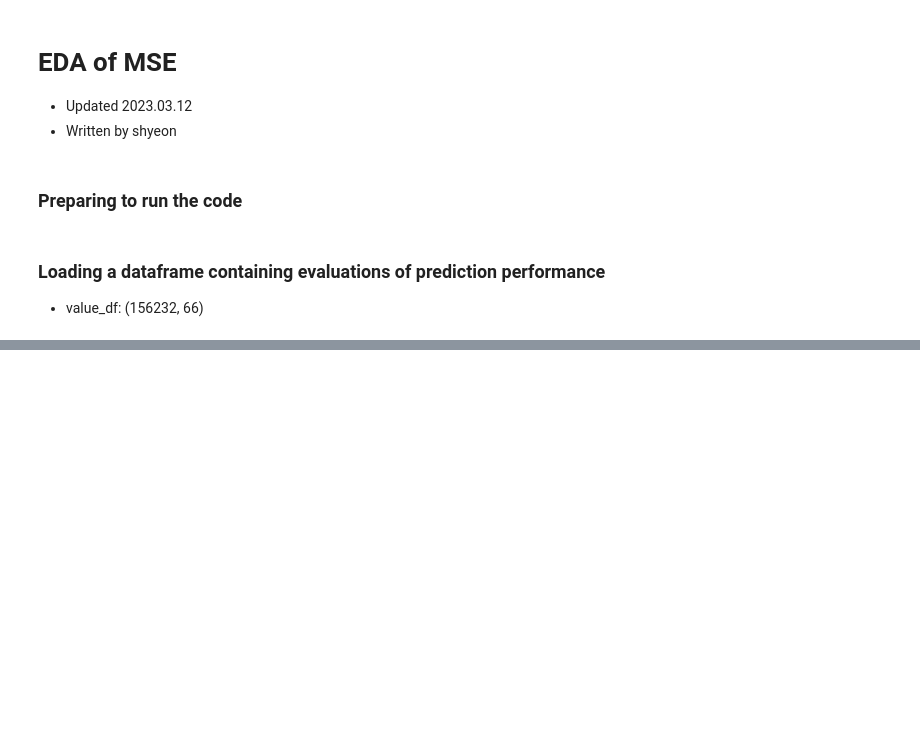
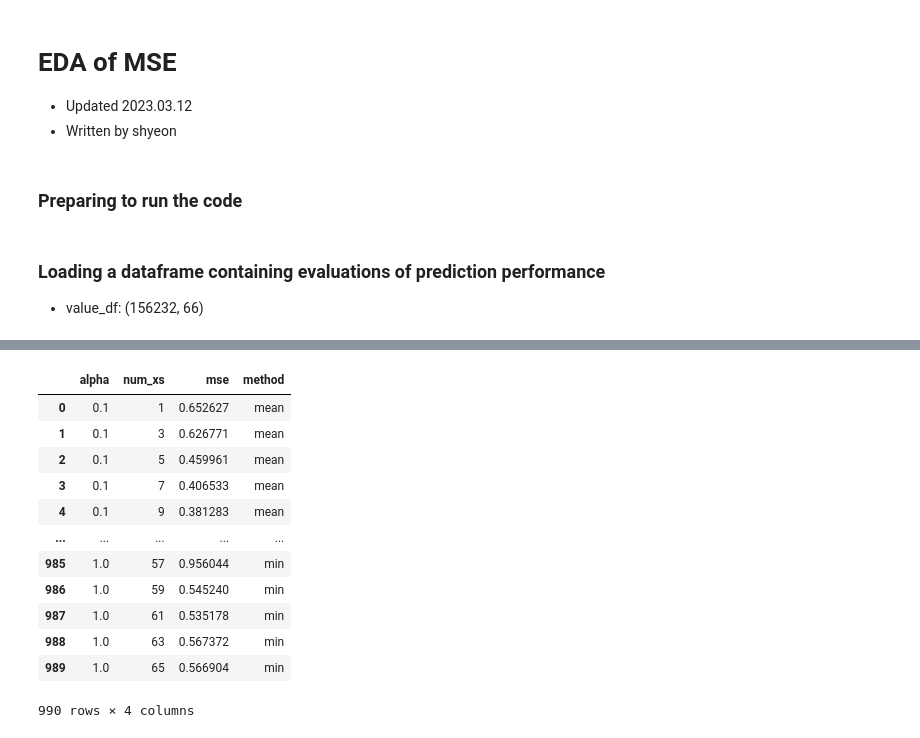
Before and after one commit to dream2globe/graph-study, a Jupyter notebook: notebook/evaluation.ipynb, the cells around one changed output, grey strips where cells are left out. Cells and saved outputs as stored; diff of their text form; code cells hidden in the pictures; blank space fills up the shorter version.

```diff
--- a/notebook/evaluation.ipynb
+++ b/notebook/evaluation.ipynb
@@ -35 +44,17 @@ mse_df
+# %%
+mes_total.reset_index()
+# %% [output]
+|  | alpha | num_xs | mse | method |
+| 0 | 0.1 | 1 | 0.652627 | mean |
+| 1 | 0.1 | 3 | 0.626771 | mean |
+| 2 | 0.1 | 5 | 0.459961 | mean |
+| 3 | 0.1 | 7 | 0.406533 | mean |
+| 4 | 0.1 | 9 | 0.381283 | mean |
+| ... | ... | ... | ... | ... |
+| 985 | 1.0 | 57 | 0.956044 | min |
+| 986 | 1.0 | 59 | 0.545240 | min |
+| 987 | 1.0 | 61 | 0.535178 | min |
+| 988 | 1.0 | 63 | 0.567372 | min |
+| 989 | 1.0 | 65 | 0.566904 | min |
+990 rows × 4 columns
 # %%
```
Also changed, not shown: parts of 4 cells of this notebook, 2 other files.
